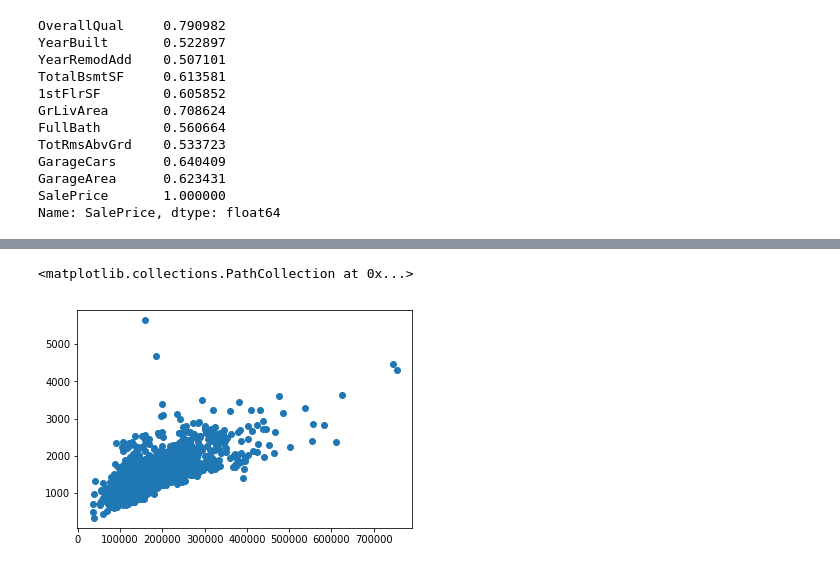
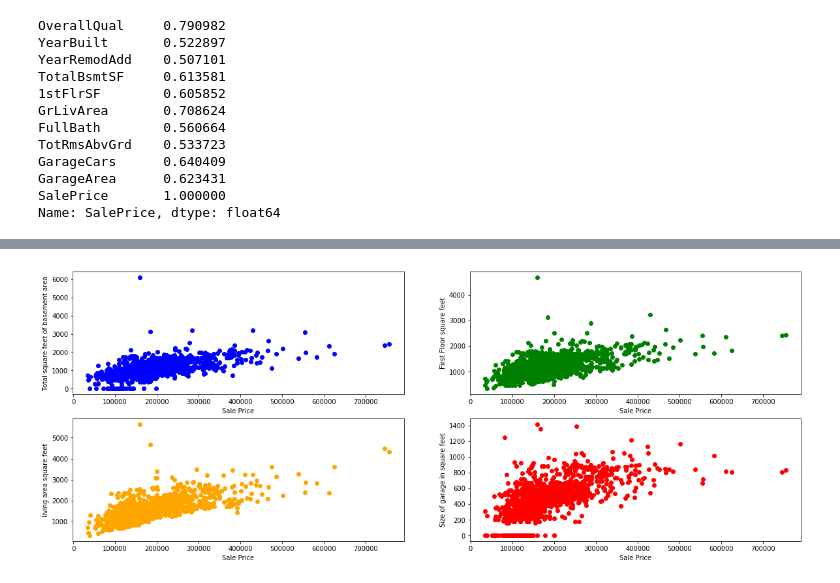
Before and after one commit to julie-grange/ironhack-datalabs-dataparis0619-pt, a Jupyter notebook: module-2/statistical-analysis-project/your-code/my_solution.ipynb, the cells around one changed output, grey strips where cells are left out. Drawn from its saved outputs; the diff is of its cells as text; code cells hidden in the pictures.

```diff
--- a/module-2/statistical-analysis-project/your-code/my_solution.ipynb
+++ b/module-2/statistical-analysis-project/your-code/my_solution.ipynb
@@ -1,7 +1,10 @@
 # %%
+%matplotlib inline
 import pandas as pd
 import numpy as np
 import matplotlib.pyplot as plt
+import seaborn as sns
+sns.set()
 # %%
 data = pd.read_csv("train.csv")
 # %%
@@ -147,16 +116,0 @@ AttributeError: 'numpy.ndarray' object has no attribute 'plot'
-# %%
-
-
-
-plt.scatter(data_numeric['SalePrice'],data_numeric['LotFrontage'])
-plt.scatter(data_numeric['SalePrice'],data_numeric['LotArea'])
-plt.scatter(data_numeric['SalePrice'],data_numeric['OverallQual'])
-plt.scatter(data_numeric['SalePrice'],data_numeric['OverallCond'])
-plt.scatter(data_numeric['SalePrice'],data_numeric['YearBuilt'])
-plt.scatter(data_numeric['SalePrice'],data_numeric['YearRemodAdd'])
-plt.scatter(data_numeric['SalePrice'],data_numeric['MasVnrArea'])
-plt.scatter(data_numeric['SalePrice'],data_numeric['OverallQual'])
-plt.scatter(data_numeric['SalePrice'],data_numeric['GrLivArea'])
-# %% [output]
-<matplotlib.collections.PathCollection at 0x...>
-[figure, removed]
@@ -168,0 +117,49 @@ data.iplot(kind='heatmap', colorscale='YlOrRd', xTitle='Tenure',
+# %%
+#Représentation graphiques en scatter plot des relations entres Sale Price et les variables d'intérets
+
+x = data_numeric['SalePrice']
+
+plt.figure(1, figsize=(20,20))
+
+
+plt.subplot(5, 2, 1)
+plt.scatter(x,y=data_numeric['TotalBsmtSF'], color = 'blue')
+plt.xlabel("Sale Price")
+plt.ylabel("Total square feet of basement area")
+
+plt.subplot(5, 2, 2)
+plt.scatter(x,y=data_numeric['1stFlrSF'], color = 'green')
+plt.xlabel("Sale Price")
+plt.ylabel("First Floor square feet")
+
+plt.subplot(5, 2, 3)
+plt.scatter(x,y=data_numeric['GrLivArea'], color = 'orange')
+plt.xlabel("Sale Price")
+plt.ylabel("living area square feet")
+
+plt.subplot(5, 2, 4)
+plt.scatter(x,y=data_numeric['GarageArea'], color = 'red')
+plt.xlabel("Sale Price")
+plt.ylabel("Size of garage in square feet")
+
+
+'''plt.subplot(5, 2, 4)
+plt.scatter(x,y=data_numeric['FullBath'], color = 'green')
+plt.xlabel("Sale Price")
+plt.ylabel("Full bathrooms")'''
+
+'''plt.subplot(5, 2, 5)
+plt.scatter(x,y=data_numeric['TotRmsAbvGrd'], color = 'green')
+plt.xlabel("Sale Price")
+plt.ylabel("Total rooms above grade")
+
+plt.subplot(5, 2, 6)
+plt.scatter(x,y=data_numeric['GarageCars'], color = 'green')
+plt.xlabel("Sale Price")
+plt.ylabel("Size of garage in car capacity")'''
+
+
+
+plt.show()
+# %% [output]
+[figure, added]
```
Also changed, not shown: parts of 3 cells of this notebook.
